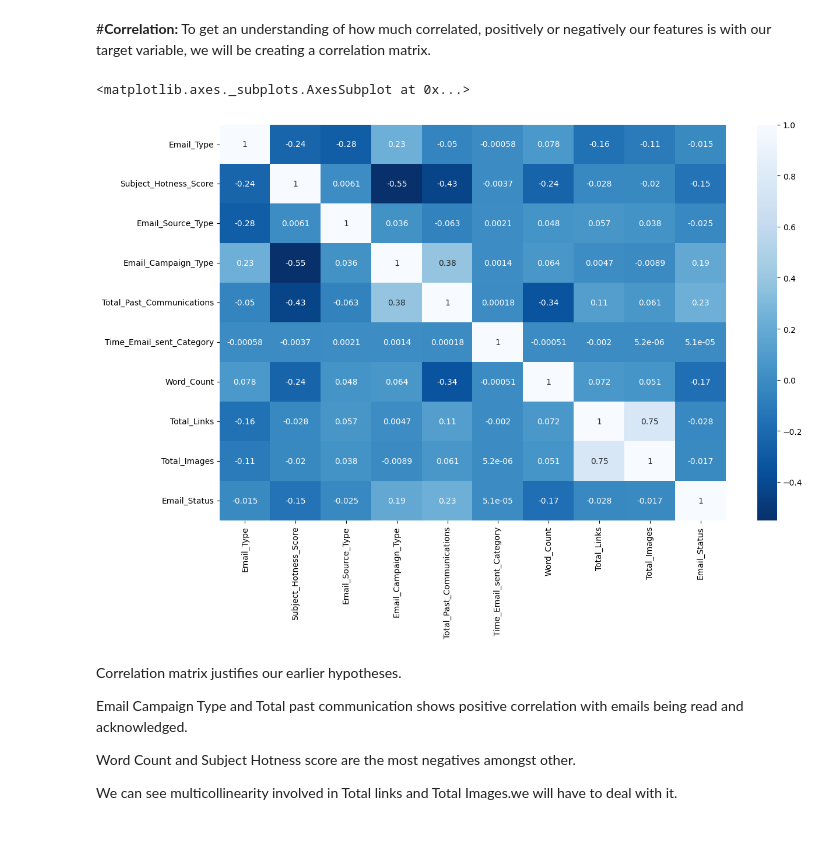
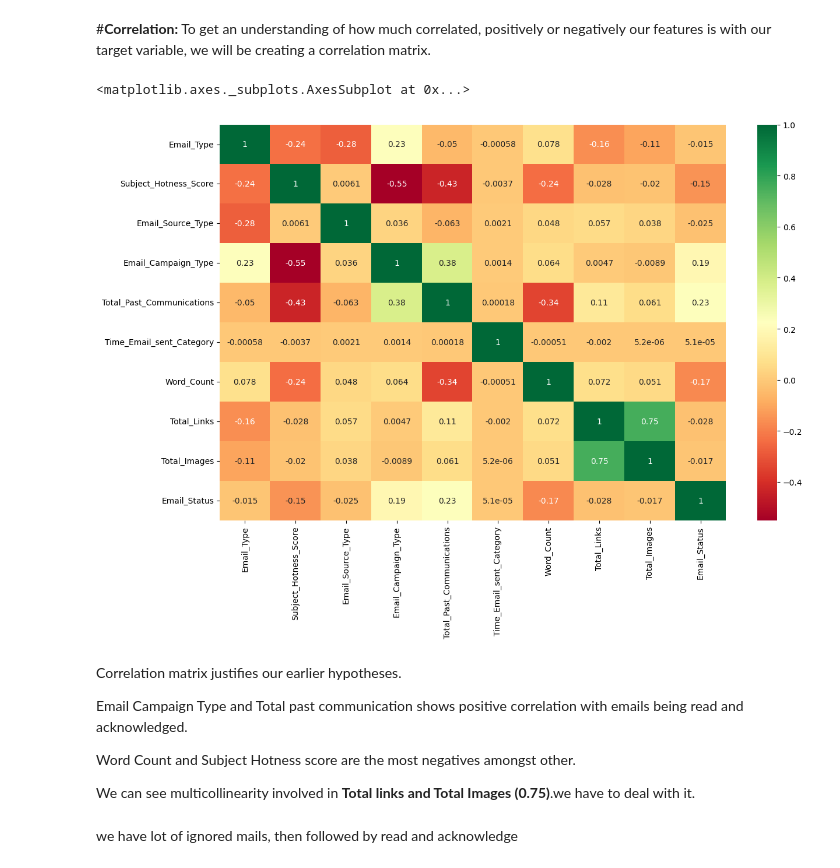
Before and after one commit to vak1997/Email_Campaign_Effectiveness, a Jupyter notebook: Email_Campaign_Effectiveness_Capstone_Project3.ipynb, the cells around one changed output. Saved outputs shown, nothing was run; the diff lists cells and outputs as text; code cells hidden in the pictures; blank space fills up the shorter version.

```diff
--- a/Email_Campaign_Effectiveness_Capstone_Project3.ipynb
+++ b/Email_Campaign_Effectiveness_Capstone_Project3.ipynb
@@ -267,0 +272,18 @@ There are considerable number of outliers in Subject_Hotness_Score, Total_Links
+# %%
+#Let's check the number of outliers in each category of diff continuous features
+cont_var.remove('Word_Count')
+# %%
+#the number of outliers in different features acc to email_status
+outliers = {}
+for elem in cont_var:
+  q_75, q_25 = np.percentile(df.loc[:,elem],[75,25])
+  IQR = q_75-q_25
+  max = q_75+(1.5*IQR)
+  min = q_25-(1.5*IQR)
+  outlier_list=[]
+  outlier_list=df.loc[df[elem] < min]['Email_Status'].tolist()
+  outlier_list.append(df.loc[df[elem] > max]['Email_Status'].tolist())
+  outliers[elem]={}
+  for i in outlier_list[0]:
+      outliers[elem][i] = outliers[elem].get(i,0) + 1
+print(outliers)
@@ -267,0 +334,7 @@ There are considerable number of outliers in Subject_Hotness_Score, Total_Links
+# %%
+#deleting majority outliers
+for elem in cont_var:
+  q_low = df[elem].quantile(0.01)
+  q_hi  = df[elem].quantile(0.99)
+  df = df.drop(df[(df[elem] > q_hi) &  (df['Email_Status']==0)].index)
+  df = df.drop(df[(df[elem] < q_low) & (df['Email_Status']==0)].index)
@@ -331,10 +439,10 @@ It shows that Word Count just as Total Past Communications has a normal distribu
 # %%
 #correlation matrix
 plt.figure(figsize=(14,9))
-sns.heatmap(df.corr(), cmap='Blues_r', annot=True)
+sns.heatmap(df.corr(), cmap='RdYlGn', annot=True)
 # %% [output]
 <matplotlib.axes._subplots.AxesSubplot at 0x...>
-[figure, old version]
+[figure, new version]
 # %% [markdown]
 Correlation matrix justifies our earlier hypotheses.
 
@@ -342,4 +450,6 @@ Email Campaign Type and Total past communication shows positive correlation with
 
 Word Count and Subject Hotness score are the most negatives amongst other.
 
-We can see multicollinearity involved in  Total links and Total Images.we will have to deal with it.
+We can see multicollinearity involved in  **Total links and Total Images (0.75)**.we have to deal with it.
+# %% [markdown]
+we have lot of ignored mails, then followed by read and acknowledge
```
Also changed, not shown: parts of 31 cells of this notebook.
